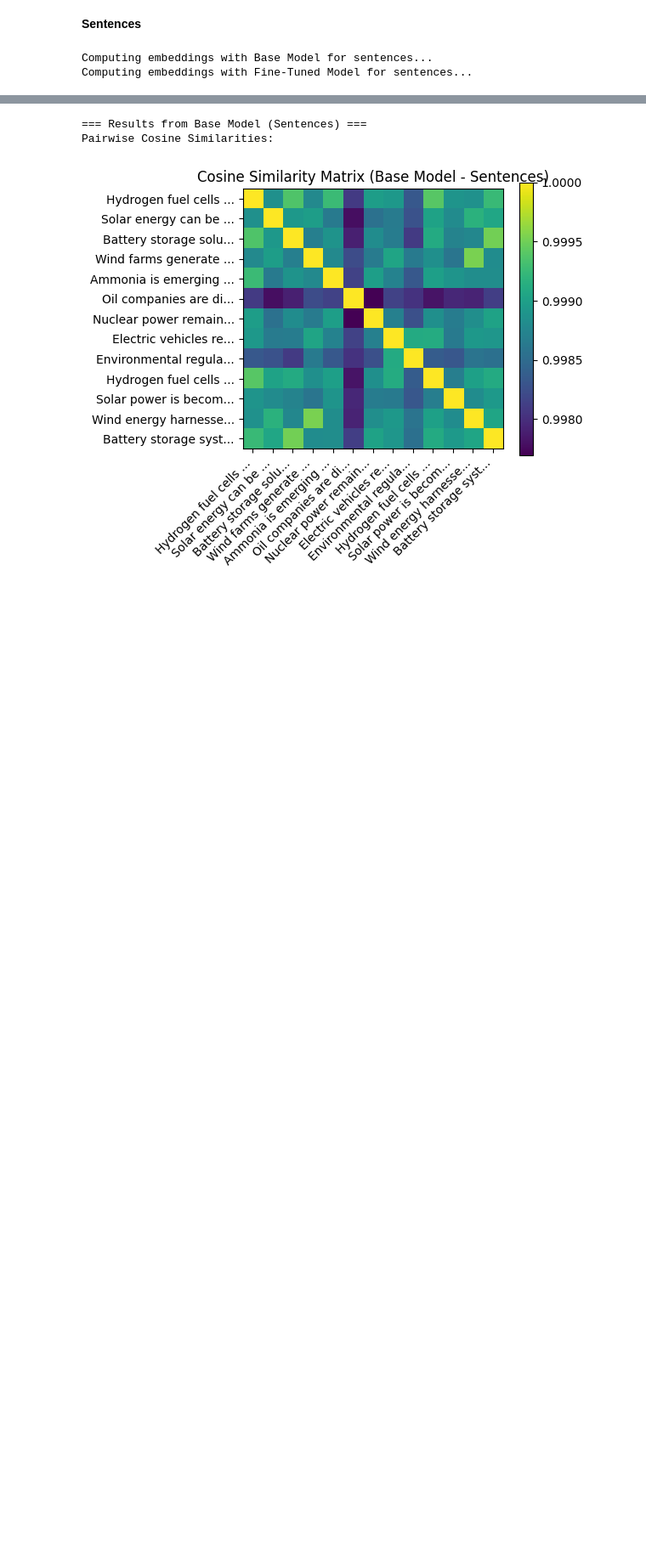
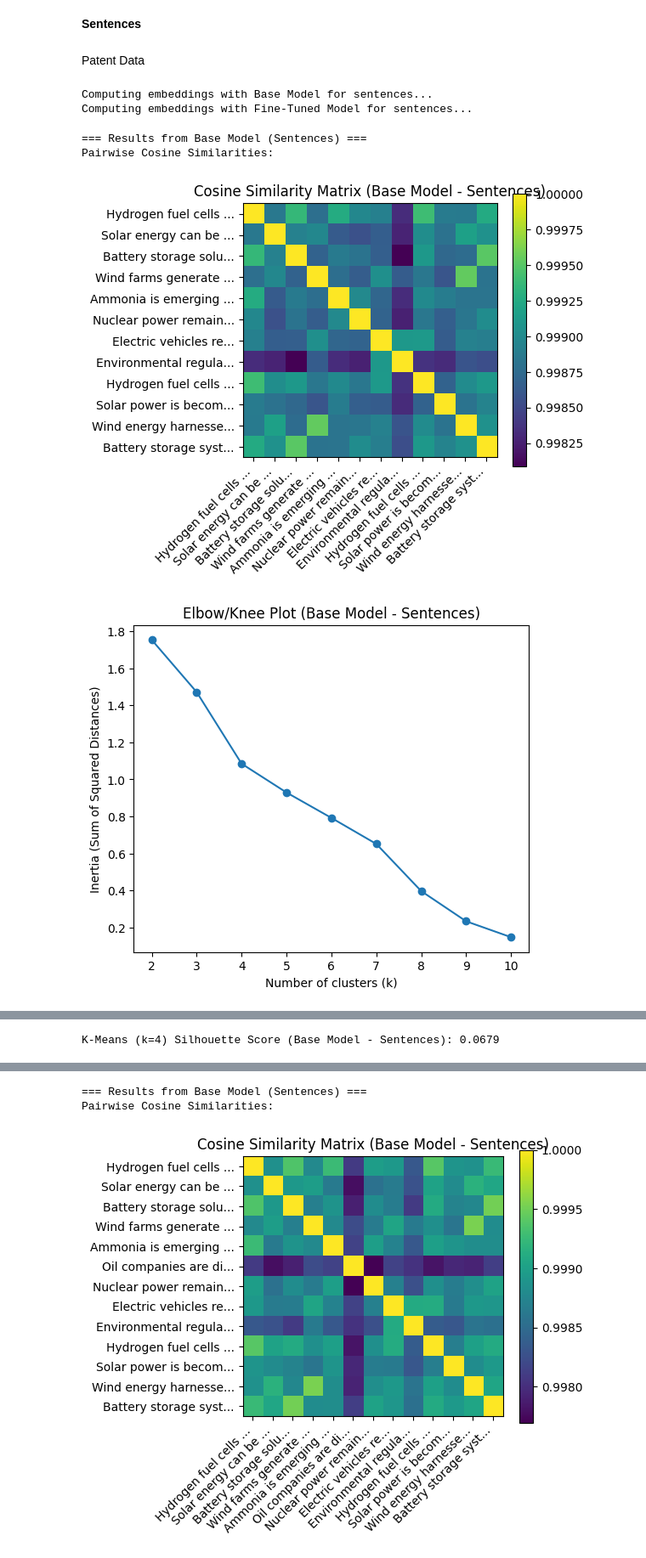
Before and after one commit to lucarenz1997/NLP, a Jupyter notebook: Stage_2_Part_2.ipynb, the cells around one changed output, grey strips where cells are left out. Shown at 85% size. Saved outputs shown, nothing was run; the diff lists cells and outputs as text; code cells hidden in the pictures; blank space fills up the shorter version.

```diff
--- a/Stage_2_Part_2.ipynb
+++ b/Stage_2_Part_2.ipynb
@@ -723,7 +980,6 @@ domain_sentences = [
     "Battery storage solutions are crucial for renewable energy integration.",
     "Wind farms generate electricity using powerful turbines.",
     "Ammonia is emerging as a potential carbon-free fuel.",
-    "Oil companies are diversifying their portfolios to include renewables.",
     "Nuclear power remains a contentious yet low-carbon energy source.",
     "Electric vehicles reduce emissions compared to combustion engines.",
     "Environmental regulations aim to limit greenhouse gas emissions.",
@@ -768,14 +1024,28 @@ domain_sentences = [
     # "Advanced materials improve the efficiency of solar and wind systems.",
     # "Climate change mitigation efforts rely on rapid adoption of clean energy solutions."
 ]
-
-# Compute embeddings using the base model for sentences
-print("Computing embeddings with Base Model for sentences...")
-embeddings_base_sentences = get_embeddings_for_sentences(domain_sentences, roberta_tokenizer, base_model, device)
-
-# Compute embeddings using the fine-tuned model for sentences
-print("Computing embeddings with Fine-Tuned Model for sentences...")
-embeddings_finetuned_sentences = get_embeddings_for_sentences(domain_sentences, roberta_tokenizer, mlm_model, device)
-# %% [output]
-Computing embeddings with Base Model for sentences...
-Computing embeddings with Fine-Tuned Model for sentences...
+# %% [markdown]
+Patent Data
+# %%
+# Compute embeddings using the base model for sentences
+print("Computing embeddings with Base Model for sentences...")
+patent_embeddings_base_sentences = get_embeddings_for_sentences(domain_sentences, roberta_tokenizer, patent_base_mlm_model, device)
+
+# Compute embeddings using the fine-tuned model for sentences
+print("Computing embeddings with Fine-Tuned Model for sentences...")
+patent_embeddings_finetuned_sentences = get_embeddings_for_sentences(domain_sentences, roberta_tokenizer, patent_mlm_model, device)
+# %% [output]
+Computing embeddings with Base Model for sentences...
+Computing embeddings with Fine-Tuned Model for sentences...
+# %%
+# Set number of clusters for K-Means clustering (based on visualisation that will show it when executing code below)
+n_clusters = 4
+
+# Visualize and compare results for the base model
+print("\n=== Results from Base Model (Sentences) ===")
+visualize_sentence_embeddings(patent_embeddings_base_sentences, title_suffix="(Base Model - Sentences)", k=n_clusters)
+# %% [output]
+=== Results from Base Model (Sentences) ===
+Pairwise Cosine Similarities:
+[figure, added]
+[figure, added]
@@ -781,0 +1054 @@ Computing embeddings with Fine-Tuned Model for sentences...
+K-Means (k=4) Silhouette Score (Base Model - Sentences): 0.0679
```
Also changed, not shown: parts of 48 cells of this notebook.
